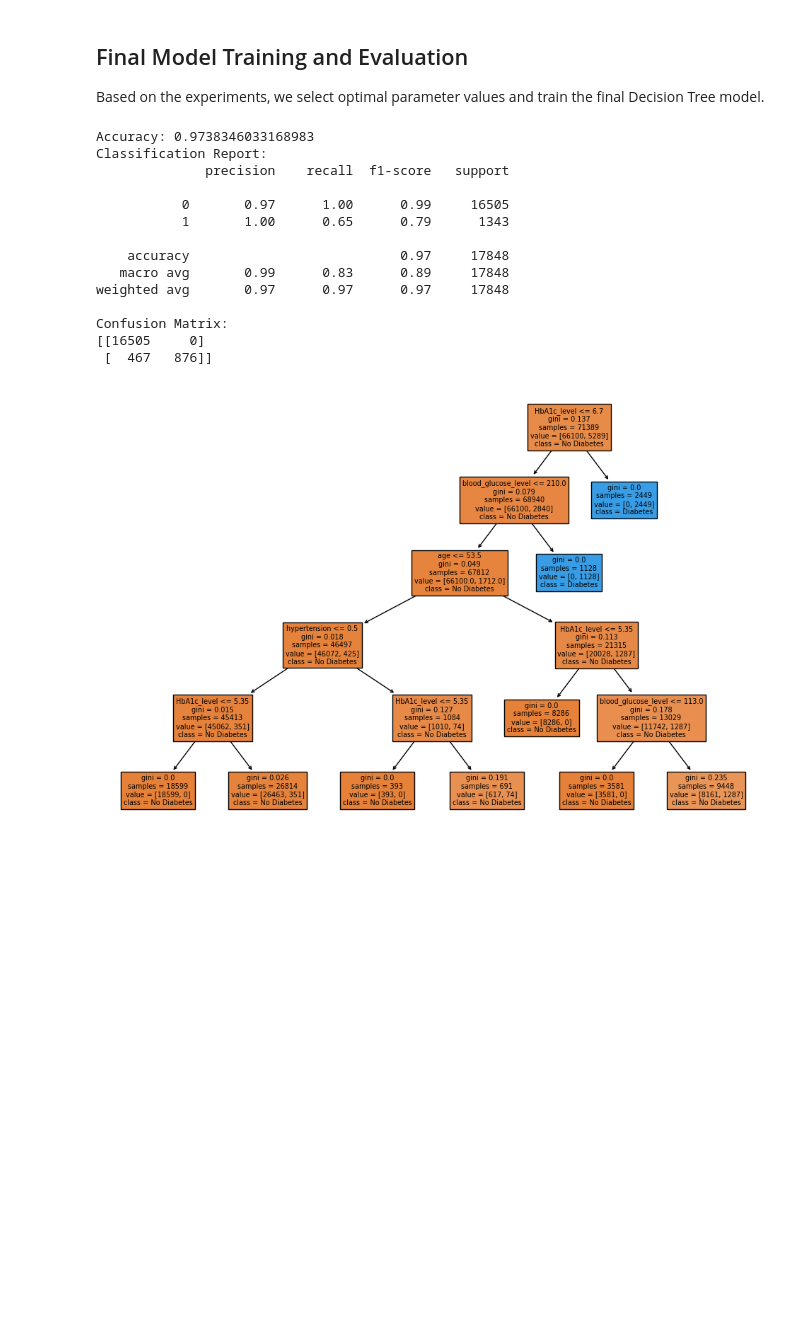
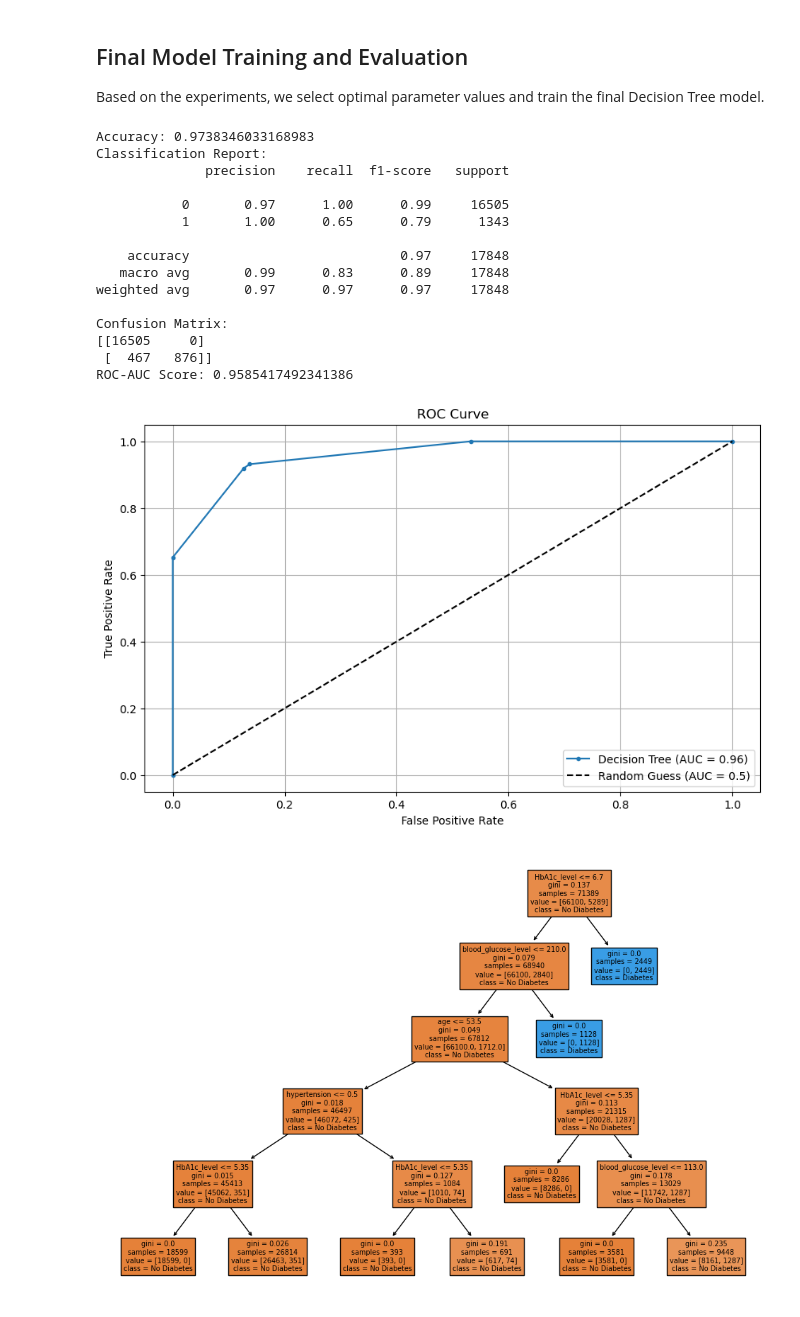
Before and after one commit to RajaATAli/CSCI365_481_Final_Project, a Jupyter notebook: notebooks/Decision_Tree_Model.ipynb, the cells around one changed output. Cells and saved outputs as stored; diff of their text form; code cells hidden in the pictures; blank space fills up the shorter version.

Commit message:
Added ROC-AUC metric

```diff
--- a/notebooks/Decision_Tree_Model.ipynb
+++ b/notebooks/Decision_Tree_Model.ipynb
@@ -8,15 +9,15 @@ This notebook explores various parameters for tuning a Decision Tree model using
 import pandas as pd
 from sklearn.model_selection import train_test_split
 from sklearn.tree import DecisionTreeClassifier
-from sklearn.metrics import accuracy_score, classification_report, confusion_matrix
+from sklearn.metrics import accuracy_score, classification_report, confusion_matrix, roc_auc_score, roc_curve
 import matplotlib.pyplot as plt
 
 # Load the dataset (adjust path as needed)
-data = pd.read_csv('../data/processed/cleaned_diabetes_one_hot_encoding.csv')
+data_one_hot = pd.read_csv('../data/processed/cleaned_diabetes_one_hot_encoding.csv')
 
 # Splitting the data into features and target
-X = data.drop(columns=['diabetes'])
-y = data['diabetes']
+X = data_one_hot.drop(columns=['diabetes'])
+y = data_one_hot['diabetes']
 X_train, X_test, y_train, y_test = train_test_split(X, y, test_size=0.2, random_state=42)
 # %% [markdown]
 ## Experiment 1: Varying `max_depth`
@@ -106,49 +107,66 @@ Based on the experiments, we select optimal parameter values and train the final
 # %%
 # Final model with selected parameters
 decision_tree = DecisionTreeClassifier(
-    max_depth=5,  # Adjust based on your findings
+    max_depth=5,  # Adjust based on your experiments
     min_samples_split=10,
     min_samples_leaf=5,
     random_state=42
 )
 decision_tree.fit(X_train, y_train)
 
-# Making predictions
+# Making predictions and calculating probabilities for ROC-AUC
 y_pred = decision_tree.predict(X_test)
+y_proba = decision_tree.predict_proba(X_test)[:, 1]  # Probabilities for the positive class
 
 # Evaluating the model
 accuracy = accuracy_score(y_test, y_pred)
 classification_rep = classification_report(y_test, y_pred)
 conf_matrix = confusion_matrix(y_test, y_pred)
+roc_auc = roc_auc_score(y_test, y_proba)  # Calculating the ROC-AUC score
 
 # Displaying the results
 print(f'Accuracy: {accuracy}')
 print('Classification Report:')
 print(classification_rep)
 print('Confusion Matrix:')
 print(conf_matrix)
+print(f'ROC-AUC Score: {roc_auc}')
+
+# Plotting the ROC Curve
+fpr, tpr, thresholds = roc_curve(y_test, y_proba)
+plt.figure(figsize=(10, 6))
+plt.plot(fpr, tpr, label=f"Decision Tree (AUC = {roc_auc:.2f})", marker='.')
+plt.plot([0, 1], [0, 1], 'k--', label="Random Guess (AUC = 0.5)")
+plt.xlabel('False Positive Rate')
+plt.ylabel('True Positive Rate')
+plt.title('ROC Curve')
+plt.legend(loc='lower right')
+plt.grid()
+plt.show()
 
 # Visualizing the final Decision Tree
 from sklearn.tree import plot_tree
 plt.figure(figsize=(12, 8))
 plot_tree(decision_tree, feature_names=X.columns, class_names=['No Diabetes', 'Diabetes'], filled=True)
 plt.show()
 # %% [output]
 Accuracy: 0.9738346033168983
 Classification Report:
               precision    recall  f1-score   support
 
            0       0.97      1.00      0.99     16505
            1       1.00      0.65      0.79      1343
 
     accuracy                           0.97     17848
    macro avg       0.99      0.83      0.89     17848
 weighted avg       0.97      0.97      0.97     17848
 
 Confusion Matrix:
 [[16505     0]
  [  467   876]]
+ROC-AUC Score: 0.9585417492341386
-[figure, old version]
+[figure, new version]
+[figure, added]
 # %% [markdown]
 ## Summary and Conclusions
 
```
Also changed, not shown: parts of 2 cells of this notebook, 1 other file.
